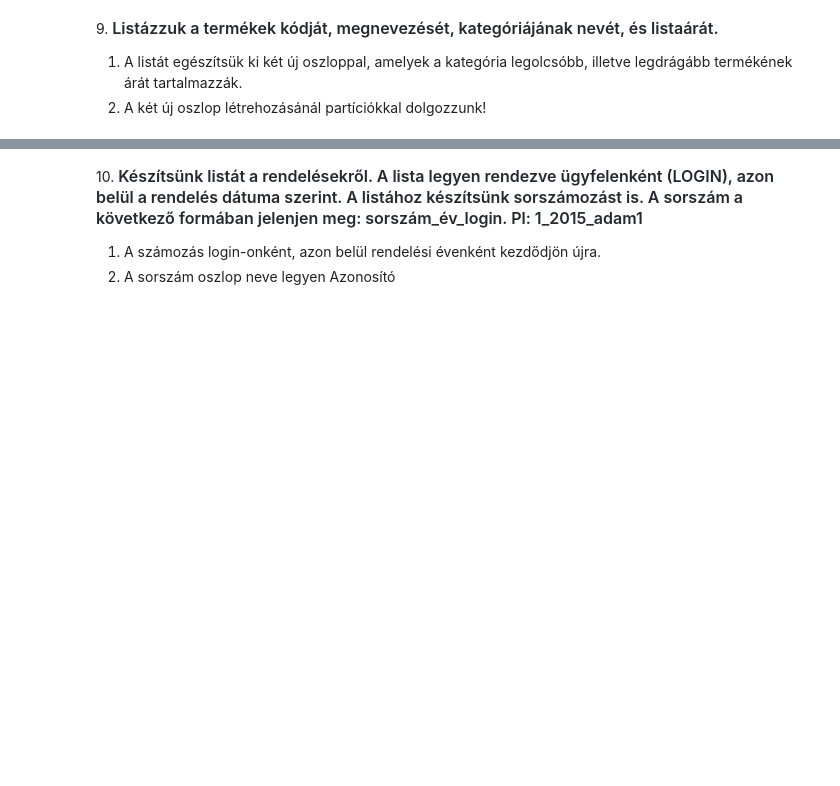
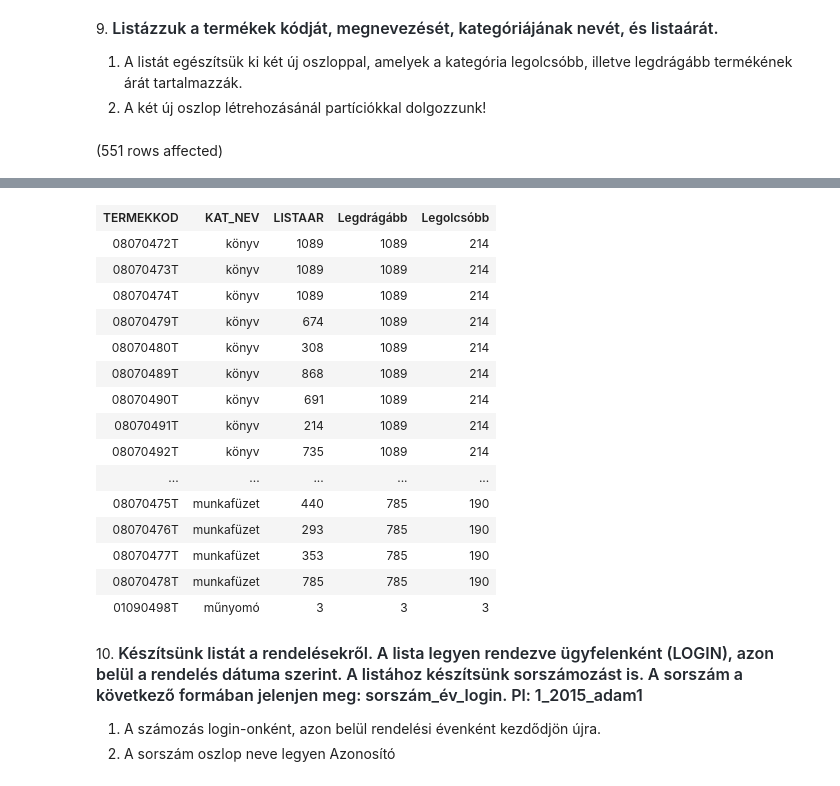
Before and after one commit to albertiadam/sql, a Jupyter notebook: gyakorlat05_feladatok.ipynb, the cells around one changed output, grey strips where cells are left out. Drawn from its saved outputs; the diff is of its cells as text; code cells hidden in the pictures; blank space fills up the shorter version.

```diff
--- a/gyakorlat05_feladatok.ipynb
+++ b/gyakorlat05_feladatok.ipynb
@@ -86,3 +163,10 @@ Total execution time: 00:00:00.217
 
 1. A listát egészítsük ki két új oszloppal, amelyek a kategória legolcsóbb, illetve legdrágább termékének árát tartalmazzák.
 2. A két új oszlop létrehozásánál partíciókkal dolgozzunk!
+# %%
+SELECT t.TERMEKKOD, tk.KAT_NEV,t.LISTAAR,
+        Max(t.Listaar) OVER(Partition by t.KAT_id) as 'Legdrágább',
+        MIN(t.listaar) OVER(Partition by t.Kat_id) as 'Legolcsóbb'
+FROM Termek t JOIN Termekkategoria tk ON t.KAT_ID=tk.KAT_ID
+# %% [output]
+(551 rows affected)
@@ -89,3 +174,19 @@ Total execution time: 00:00:00.217
+| TERMEKKOD | KAT_NEV | LISTAAR | Legdrágább | Legolcsóbb |
+| 08070472T | könyv | 1089 | 1089 | 214 |
+| 08070473T | könyv | 1089 | 1089 | 214 |
+| 08070474T | könyv | 1089 | 1089 | 214 |
+| 08070479T | könyv | 674 | 1089 | 214 |
+| 08070480T | könyv | 308 | 1089 | 214 |
+| 08070489T | könyv | 868 | 1089 | 214 |
+| 08070490T | könyv | 691 | 1089 | 214 |
+| 08070491T | könyv | 214 | 1089 | 214 |
+| 08070492T | könyv | 735 | 1089 | 214 |
+| ... | ... | ... | ... | ... |
+| 08070475T | munkafüzet | 440 | 785 | 190 |
+| 08070476T | munkafüzet | 293 | 785 | 190 |
+| 08070477T | munkafüzet | 353 | 785 | 190 |
+| 08070478T | munkafüzet | 785 | 785 | 190 |
+| 01090498T | műnyomó | 3 | 3 | 3 |
 # %% [markdown]
 10. <span style="font-weight: 600; color: rgb(36, 41, 47); font-family: -apple-system, BlinkMacSystemFont, &quot;Segoe UI&quot;, Helvetica, Arial, sans-serif, &quot;Apple Color Emoji&quot;, &quot;Segoe UI Emoji&quot;; font-size: 16px;">Készítsünk listát a rendelésekről. A lista legyen rendezve ügyfelenként (LOGIN), azon belül a rendelés dátuma szerint. A listához készítsünk sorszámozást is. A sorszám a következő formában jelenjen meg: sorszám_év_login. Pl: 1_2015_adam1</span>
 
```
Also changed, not shown: parts of 6 cells of this notebook.
